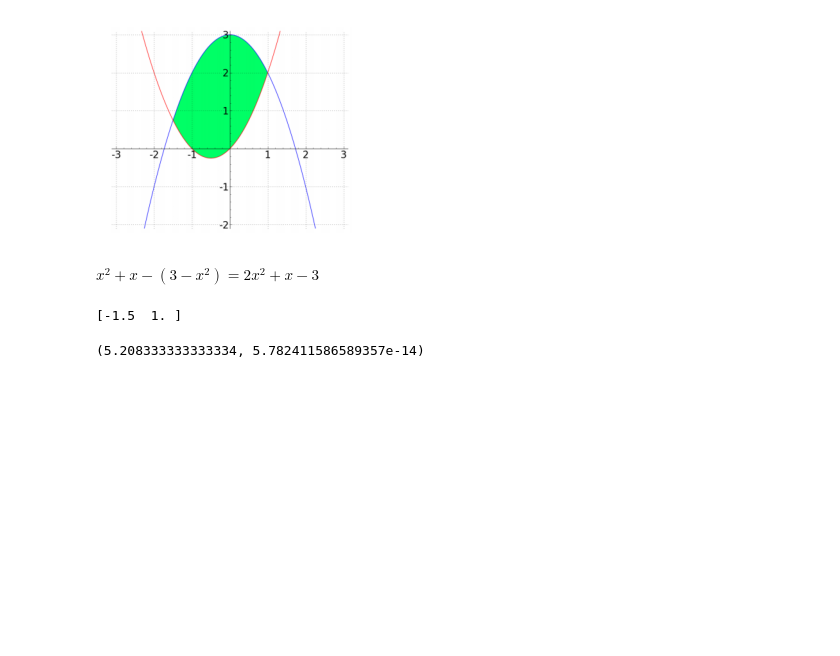
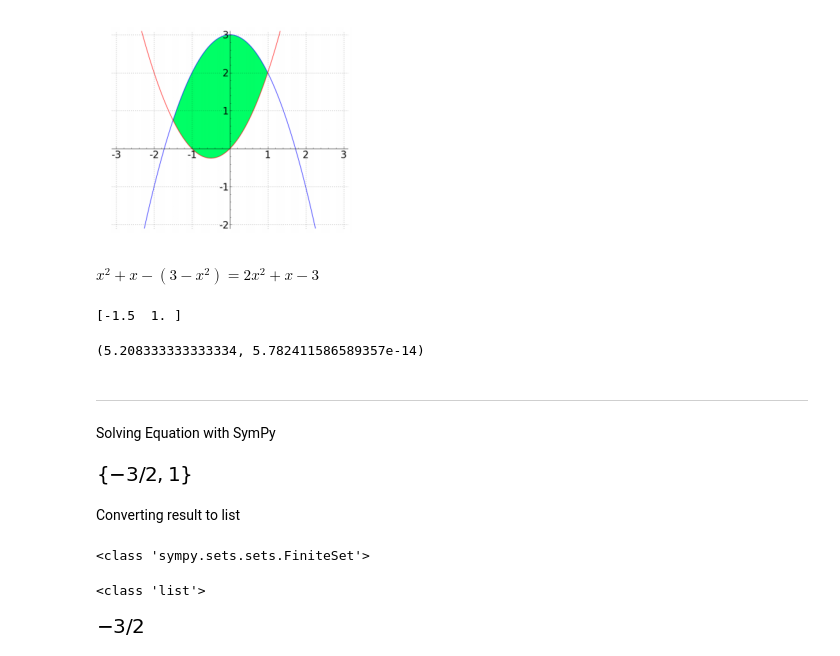
Before and after one commit to suayb25/Calculus-2, a Jupyter notebook: 1.1 - Area Between Curves/Area_Between_Curves.ipynb, the cells around one changed output. Saved outputs shown, nothing was run; the diff lists cells and outputs as text; code cells hidden in the pictures; blank space fills up the shorter version.

```diff
--- a/1.1 - Area Between Curves/Area_Between_Curves.ipynb
+++ b/1.1 - Area Between Curves/Area_Between_Curves.ipynb
@@ -103,3 +103,7 @@ result = integrate.quad(differences, equation_solve[0], equation_solve[1])
 result
 # %% [output]
 (5.208333333333334, 5.782411586589357e-14)
+# %% [markdown]
+---------
+
+Solving Equation with SymPy
@@ -105,0 +112,9 @@ result
+# %%
+x, y, z = symbols('x y z')
+init_printing(use_unicode=True)
+# %%
+solveset(Eq(x**2 + x - (3 - x**2), 0), x)
+# %% [output]
+[figure, added]
+# %% [markdown]
+Converting result to list
@@ -105,0 +123,13 @@ result
+# %%
+print(type(a))
+# %% [output]
+<class 'sympy.sets.sets.FiniteSet'>
+# %%
+a = list(a)
+print(type(a))
+# %% [output]
+<class 'list'>
+# %%
+a[0]
+# %% [output]
+[figure, added]
```
Also changed, not shown: parts of 2 cells of this notebook.
